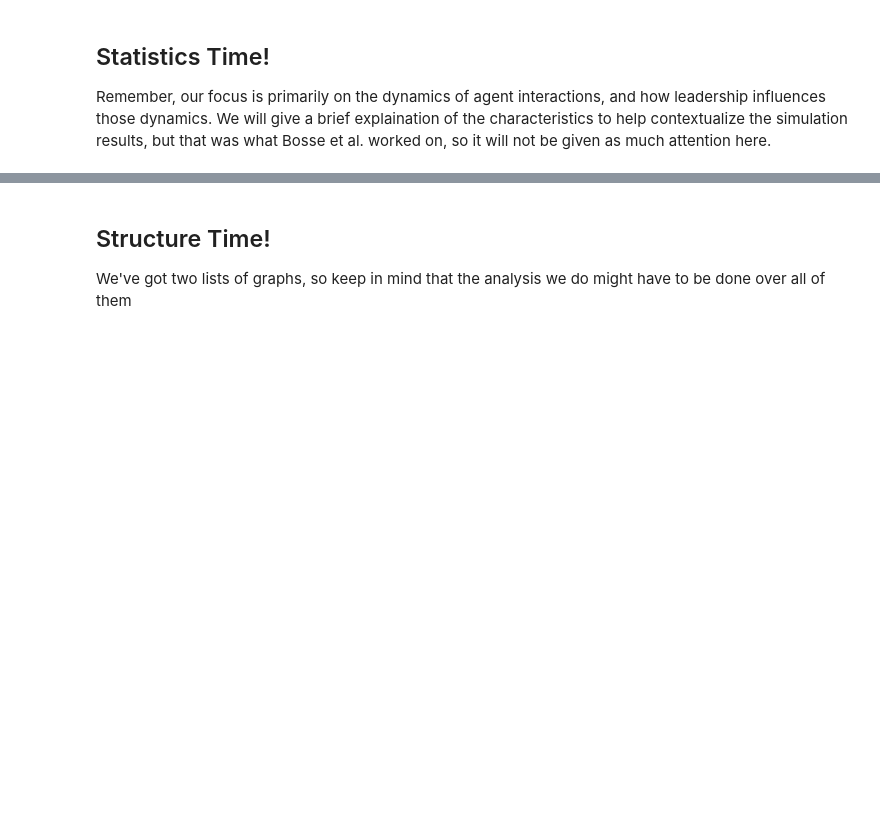
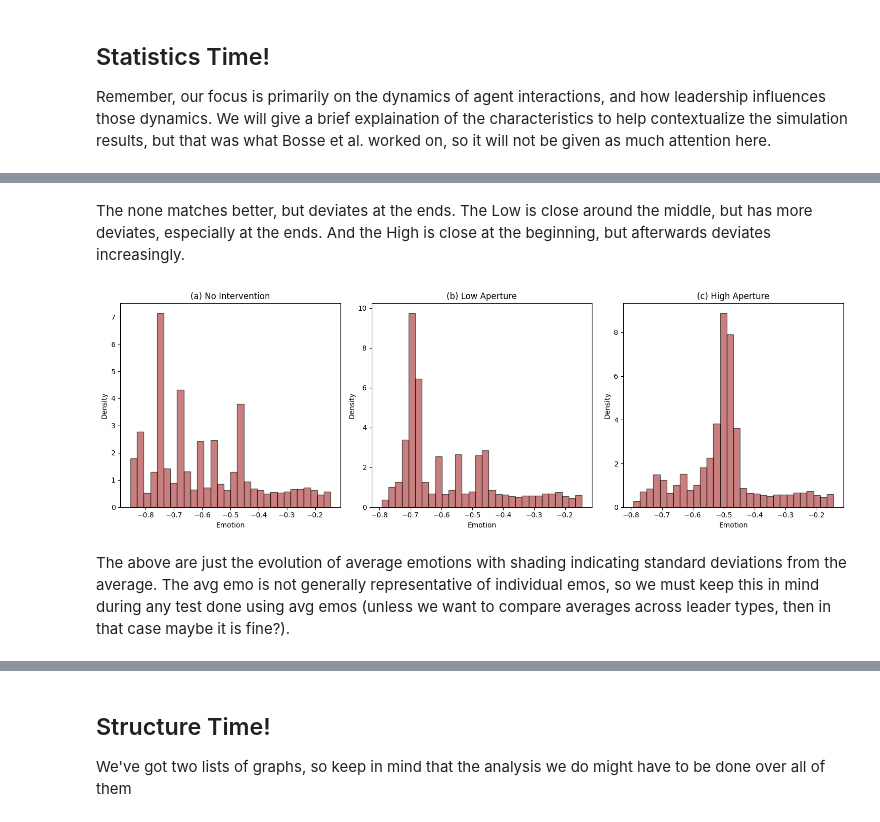
Before and after one commit to pajarito95/Emotion-Contagion, a Jupyter notebook: abm_emotion_contagion_analysis.ipynb, the cells around one changed output, grey strips where cells are left out. Drawn from its saved outputs; the diff is of its cells as text; code cells hidden in the pictures; blank space fills up the shorter version.

```diff
--- a/abm_emotion_contagion_analysis.ipynb
+++ b/abm_emotion_contagion_analysis.ipynb
@@ -261,3 +252,22 @@ plot_all_styles_emotion([dfWithout, dfHigh, dfLow], styles, runs)
+# %% [markdown]
+The none matches better, but deviates at the ends. The Low is close around the middle, but has more deviates, especially at the ends. And the High is close at the beginning, but afterwards deviates increasingly.
+# %%
+plt.figure(figsize=(15, 5))
+for i, (df, style) in enumerate(zip(df_list, styles), 1):
+    values = df.iloc[:, 1:].to_numpy().flatten()
+    plt.subplot(1, 3, i)
+    count, bins, ignored = plt.hist(values, bins=30, density=True, alpha=0.6, color='brown', edgecolor='black')
+
+    plt.title(f"{style}")
+    plt.xlabel("Emotion")
+    plt.ylabel("Density")
+
+plt.tight_layout()
+plt.show()
+# %% [output]
+[figure, added]
+# %% [markdown]
+The above are just the evolution of average emotions with shading indicating standard deviations from the average. The avg emo is not generally representative of individual emos, so we must keep this in mind during any test done using avg emos (unless we want to compare averages across leader types, then in that case maybe it is fine?).
 # %%
 from scipy.stats import ks_2samp, levene, linregress
 from sklearn.metrics import auc
```
Also changed, not shown: parts of 58 cells of this notebook.
